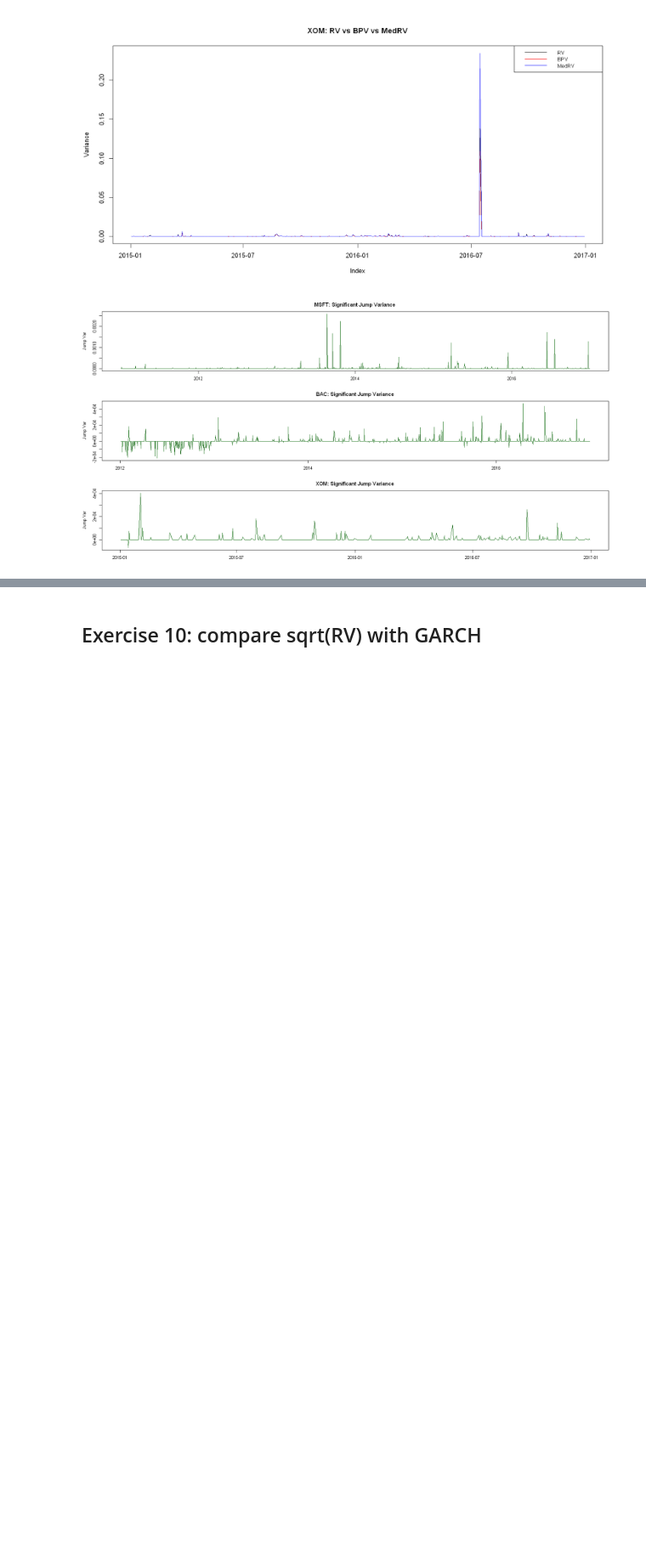
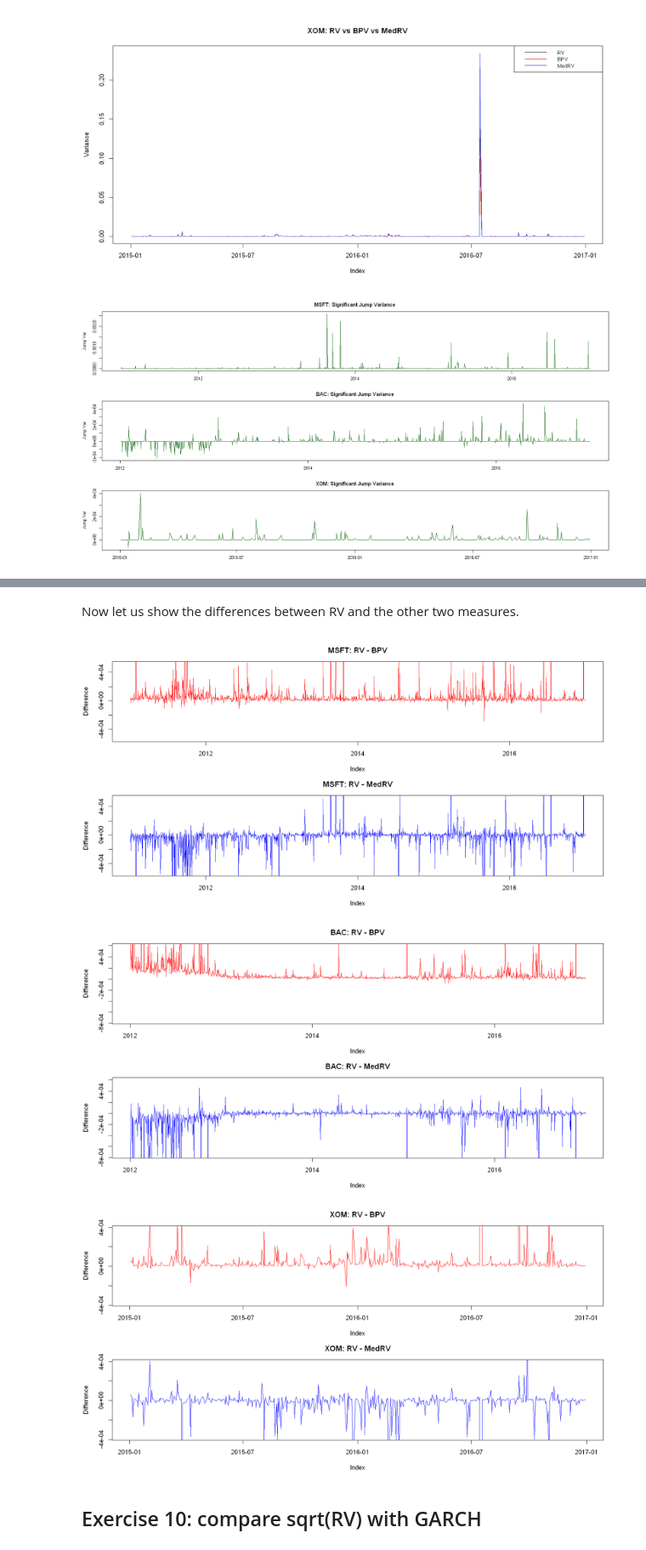
Before and after one commit to ahojdobryden/FiCox, a Jupyter notebook: HA3/HW3.ipynb, the cells around one changed output, grey strips where cells are left out. Shown at 85% size. Drawn from its saved outputs; the diff is of its cells as text; code cells hidden in the pictures; blank space fills up the shorter version.

```diff
--- a/HA3/HW3.ipynb
+++ b/HA3/HW3.ipynb
@@ -838,3 +839,52 @@ seems like MedRV and actual RV are basically on top of each other, BPV is slight
+# %% [markdown]
+Now let us show the differences between RV and the other two measures.
+# %%
+### MSFT
+
+Diff_RV_BPV_msft <- RV_msft - BV_msft
+Diff_RV_MedRV_msft <- RV_msft - MedRV_msft
+
+# Lock axis to the 1st and 99th percentiles to ignore massive outliers
+msft_ylim <- quantile(c(Diff_RV_BPV_msft, Diff_RV_MedRV_msft), probs = c(0.01, 0.99), na.rm = TRUE)
+
+par(mfrow = c(2, 1), mar = c(4, 4, 3, 2))
+plot.zoo(Diff_RV_BPV_msft, col = "red", ylim = msft_ylim,
+         main = "MSFT: RV - BPV", ylab = "Difference")
+plot.zoo(Diff_RV_MedRV_msft, col = "blue", ylim = msft_ylim,
+         main = "MSFT: RV - MedRV", ylab = "Difference")
+par(mfrow = c(1, 1), mar = c(5, 4, 4, 2) + 0.1)
+
+### BAC
+
+Diff_RV_BPV_bac <- RV_bac - BV_bac
+Diff_RV_MedRV_bac <- RV_bac - MedRV_bac
+
+bac_ylim <- quantile(c(Diff_RV_BPV_bac, Diff_RV_MedRV_bac), probs = c(0.01, 0.99), na.rm = TRUE)
+
+par(mfrow = c(2, 1), mar = c(4, 4, 3, 2))
+plot.zoo(Diff_RV_BPV_bac, col = "red", ylim = bac_ylim,
+         main = "BAC: RV - BPV", ylab = "Difference")
+plot.zoo(Diff_RV_MedRV_bac, col = "blue", ylim = bac_ylim,
+         main = "BAC: RV - MedRV", ylab = "Difference")
+par(mfrow = c(1, 1), mar = c(5, 4, 4, 2) + 0.1)
+
+### XOM
+
+Diff_RV_BPV_xom <- RV_xom - BV_xom
+Diff_RV_MedRV_xom <- RV_xom - MedRV_xom
+
+xom_ylim <- quantile(c(Diff_RV_BPV_xom, Diff_RV_MedRV_xom), probs = c(0.01, 0.99), na.rm = TRUE)
+
+par(mfrow = c(2, 1), mar = c(4, 4, 3, 2))
+plot.zoo(Diff_RV_BPV_xom, col = "red", ylim = xom_ylim,
+         main = "XOM: RV - BPV", ylab = "Difference")
+plot.zoo(Diff_RV_MedRV_xom, col = "blue", ylim = xom_ylim,
+         main = "XOM: RV - MedRV", ylab = "Difference")
+par(mfrow = c(1, 1), mar = c(5, 4, 4, 2) + 0.1)
+# %% [output]
+[figure, added]
+[figure, added]
+[figure, added]
 # %% [markdown]
 ## Exercise 10: compare sqrt(RV) with GARCH
 # %%
```
Also changed, not shown: parts of 21 cells of this notebook, 2 other files.
